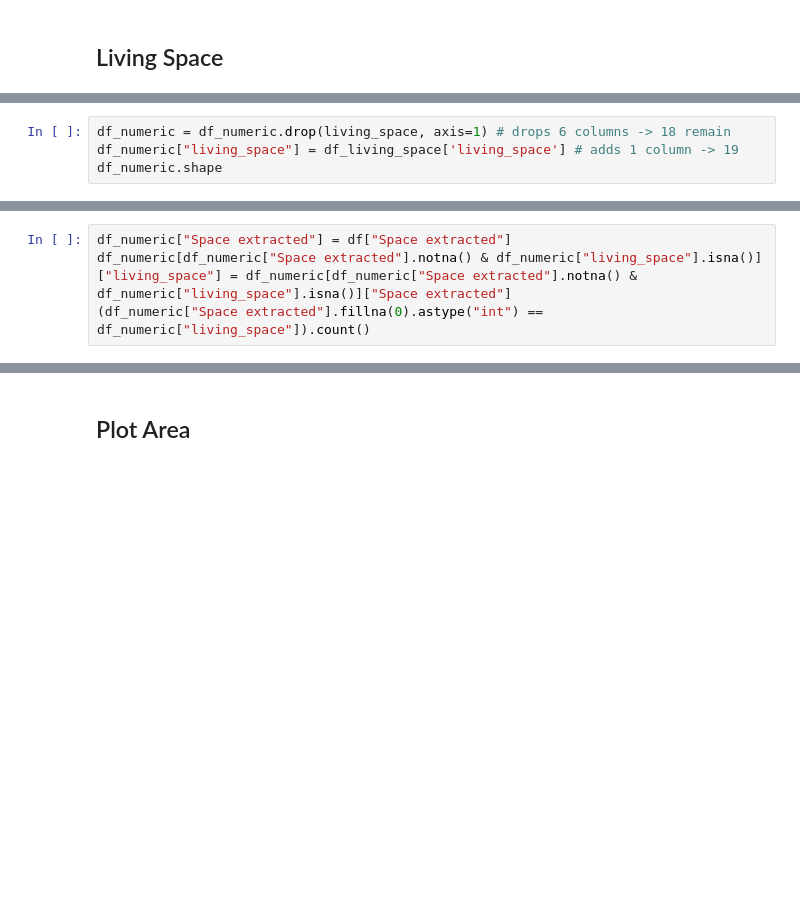
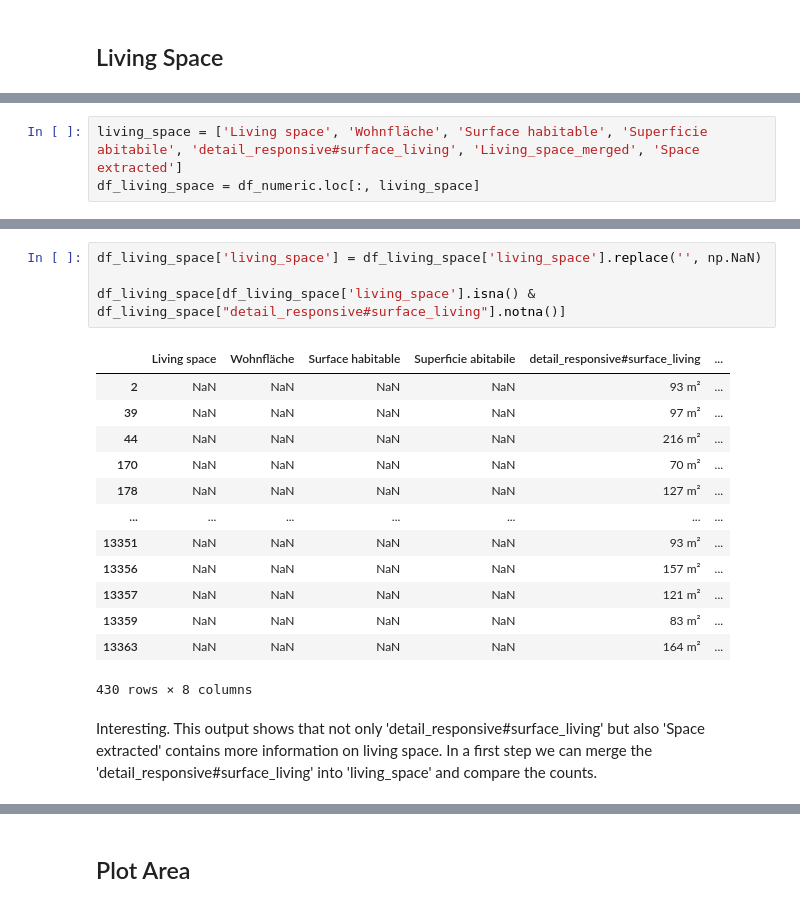
Before and after one commit to Immobilienrechner-Challenge/explorative-data-analysis, a Jupyter notebook: ints_eda.ipynb, the cells around one changed output, grey strips where cells are left out. Saved outputs shown, nothing was run; the diff lists cells and outputs as text; blank space fills up the shorter version.

```diff
--- a/ints_eda.ipynb
+++ b/ints_eda.ipynb
@@ -100,4 +30,0 @@ We now have 12304 observations for living space in our dataset. Nice! Let's tran
-# %%
-df_numeric = df_numeric.drop(living_space, axis=1) # drops 6 columns -> 18 remain
-df_numeric["living_space"] = df_living_space['living_space'] # adds 1 column -> 19
-df_numeric.shape
@@ -106,4 +30,0 @@ df_numeric.shape
-# %%
-df_numeric["Space extracted"] = df["Space extracted"]
-df_numeric[df_numeric["Space extracted"].notna() & df_numeric["living_space"].isna()]["living_space"] = df_numeric[df_numeric["Space extracted"].notna() & df_numeric["living_space"].isna()]["Space extracted"]
-(df_numeric["Space extracted"].fillna(0).astype("int") == df_numeric["living_space"]).count()
@@ -113,0 +33,3 @@ We then rinse and repeat this process for all data with a "_merged" column prese
+# %%
+living_space = ['Living space', 'Wohnfläche', 'Surface habitable', 'Superficie abitabile', 'detail_responsive#surface_living', 'Living_space_merged', 'Space extracted']
+df_living_space = df_numeric.loc[:, living_space]
@@ -113,0 +70,20 @@ We then rinse and repeat this process for all data with a "_merged" column prese
+# %%
+df_living_space['living_space'] = df_living_space['living_space'].replace('', np.NaN)
+
+df_living_space[df_living_space['living_space'].isna() & df_living_space["detail_responsive#surface_living"].notna()]
+# %% [output]
+|  | Living space | Wohnfläche | Surface habitable | Superficie abitabile | detail_responsive#surface_living | ... |
+| 2 | NaN | NaN | NaN | NaN | 93 m² | ... |
+| 39 | NaN | NaN | NaN | NaN | 97 m² | ... |
+| 44 | NaN | NaN | NaN | NaN | 216 m² | ... |
+| 170 | NaN | NaN | NaN | NaN | 70 m² | ... |
+| 178 | NaN | NaN | NaN | NaN | 127 m² | ... |
+| ... | ... | ... | ... | ... | ... | ... |
+| 13351 | NaN | NaN | NaN | NaN | 93 m² | ... |
+| 13356 | NaN | NaN | NaN | NaN | 157 m² | ... |
+| 13357 | NaN | NaN | NaN | NaN | 121 m² | ... |
+| 13359 | NaN | NaN | NaN | NaN | 83 m² | ... |
+| 13363 | NaN | NaN | NaN | NaN | 164 m² | ... |
+430 rows × 8 columns
+# %% [markdown]
+Interesting. This output shows that not only 'detail_responsive#surface_living' but also 'Space extracted' contains more information on living space. In a first step we can merge the 'detail_responsive#surface_living' into 'living_space' and compare the counts.
```
Also changed, not shown: parts of 110 cells of this notebook, 2 other files.
